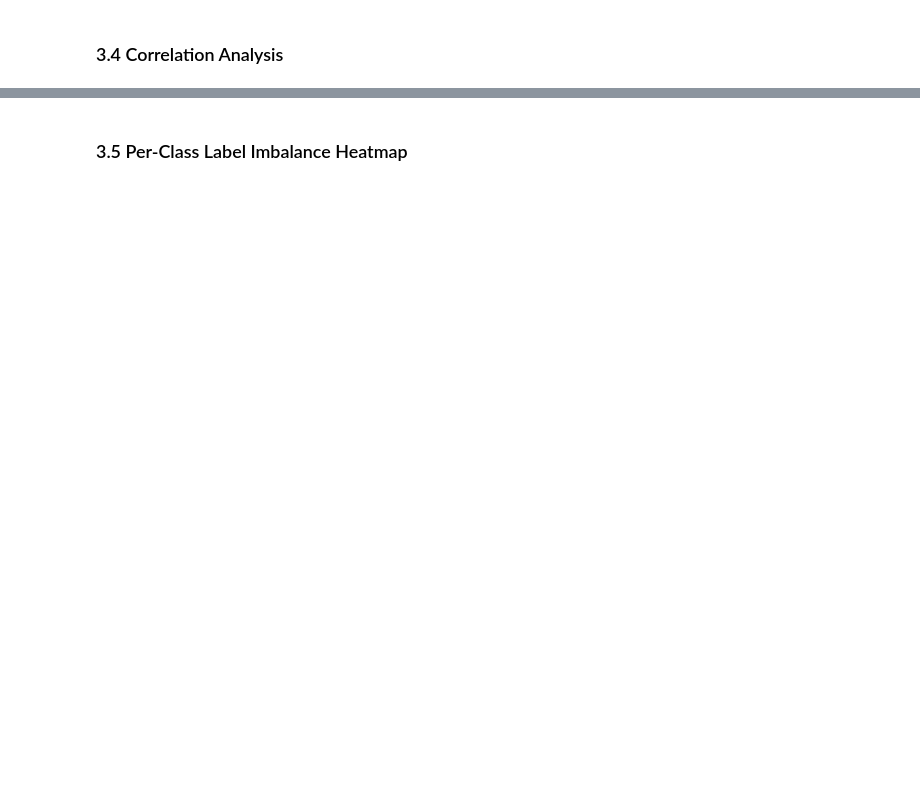
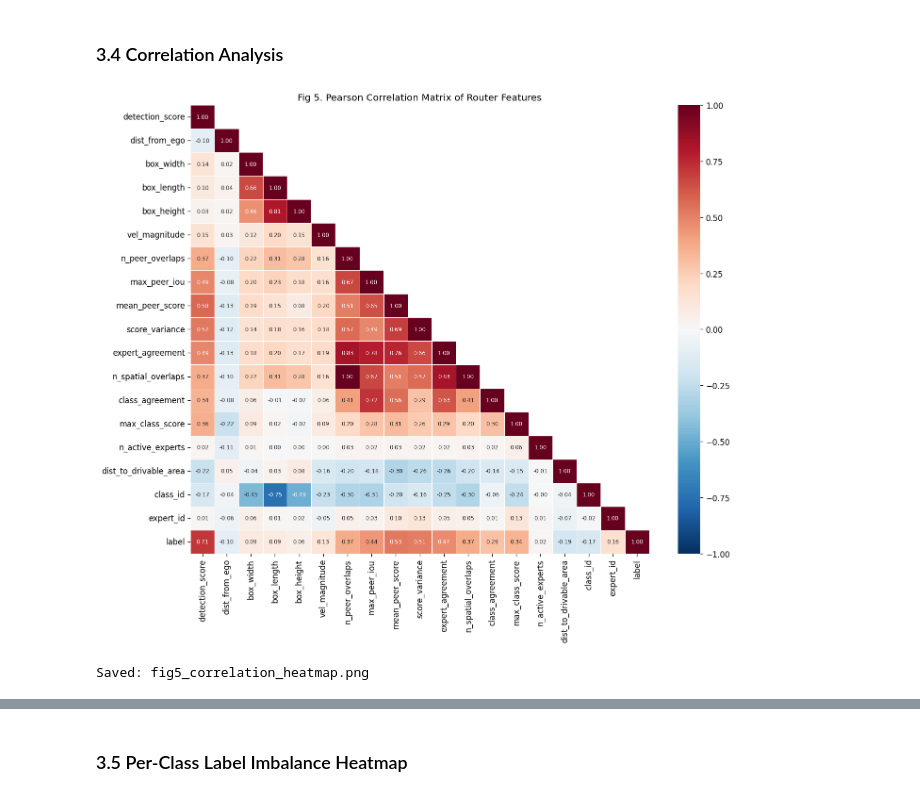
Before and after one commit to aaiprojects/moe-lidar-detection, a Jupyter notebook: notebook/data_cleaning_eda.ipynb, the cells around one changed output, grey strips where cells are left out. Cells and saved outputs as stored; diff of their text form; code cells hidden in the pictures; blank space fills up the shorter version.

```diff
--- a/notebook/data_cleaning_eda.ipynb
+++ b/notebook/data_cleaning_eda.ipynb
@@ -325,31 +442,35 @@ print('Saved: fig4_feature_distributions.png')
 # %%
 # ── Figure 5: Correlation matrix of all numeric features ─────────────────────
 # A heatmap of Pearson correlations reveals multicollinearity among features.
 # Features that are highly correlated with each other provide redundant information;
 # tree-based models tolerate this well, but the pattern is still informative for
 # understanding the dataset structure.
 
 FEATURE_COLS = [
     'detection_score', 'dist_from_ego', 'box_width', 'box_length', 'box_height',
     'vel_magnitude', 'n_peer_overlaps', 'max_peer_iou', 'mean_peer_score',
-    'score_variance', 'expert_agreement', 'max_class_score', 'n_active_experts',
+    'score_variance', 'expert_agreement', 'n_spatial_overlaps', 'class_agreement',
+    'max_class_score', 'n_active_experts', 'dist_to_drivable_area',
     'class_id', 'expert_id', 'label'
 ]
 
 corr = df_tr[FEATURE_COLS].corr()
 
-fig, ax = plt.subplots(figsize=(11, 9))
+fig, ax = plt.subplots(figsize=(12, 10))
 mask = np.triu(np.ones_like(corr, dtype=bool), k=1)  # show lower triangle only
 sns.heatmap(
     corr, mask=mask, annot=True, fmt='.2f', cmap='RdBu_r',
     center=0, vmin=-1, vmax=1, linewidths=0.5,
     annot_kws={'size': 7}, ax=ax
 )
 ax.set_title('Fig 5. Pearson Correlation Matrix of Router Features', fontsize=12)
 plt.tight_layout()
 plt.savefig(FIG_DIR / 'fig5_correlation_heatmap.png', bbox_inches='tight')
 plt.show()
 print('Saved: fig5_correlation_heatmap.png')
+# %% [output]
+[figure, added]
+Saved: fig5_correlation_heatmap.png
 # %%
 # ── Feature–label correlations (sorted) ──────────────────────────────────────
 # The correlation of each feature with the binary label is the simplest measure
```
Also changed, not shown: parts of 24 cells of this notebook, 1 other file.
